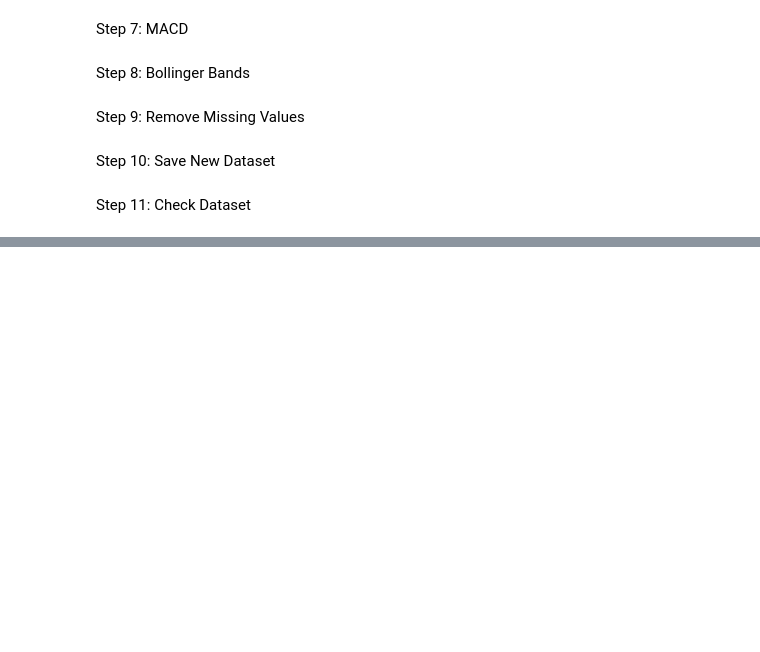
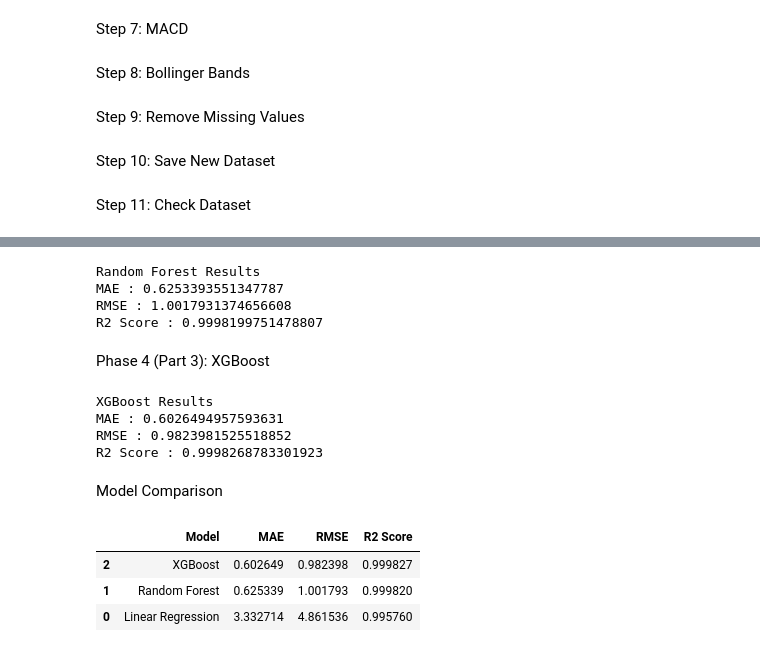
Before and after one commit to harbhajantechai-droid/Stock-Market-Price-Prediction, a Jupyter notebook: notebooks/Stock_Prediction_EDA.ipynb, the cells around one changed output, grey strips where cells are left out. Drawn from its saved outputs; the diff is of its cells as text; code cells hidden in the pictures; blank space fills up the shorter version.

Commit message:
Phase 4: Trained ML models and saved XGBoost model

```diff
--- a/notebooks/Stock_Prediction_EDA.ipynb
+++ b/notebooks/Stock_Prediction_EDA.ipynb
@@ -161,0 +231,2 @@ df.head()
+# %%
+y_pred = lr.predict(X_test)
@@ -161,0 +235,10 @@ df.head()
+# %%
+mae = mean_absolute_error(y_test, y_pred)
+
+rmse = np.sqrt(mean_squared_error(y_test, y_pred))
+
+r2 = r2_score(y_test, y_pred)
+
+print("MAE :", mae)
+print("RMSE :", rmse)
+print("R2 Score :", r2)
@@ -161,0 +251,68 @@ df.head()
+# %%
+rf = RandomForestRegressor(
+    n_estimators=200,
+    random_state=42
+)
+
+rf.fit(X_train, y_train)
+
+rf_pred = rf.predict(X_test)
+
+rf_mae = mean_absolute_error(y_test, rf_pred)
+rf_rmse = np.sqrt(mean_squared_error(y_test, rf_pred))
+rf_r2 = r2_score(y_test, rf_pred)
+
+print("Random Forest Results")
+print("MAE :", rf_mae)
+print("RMSE :", rf_rmse)
+print("R2 Score :", rf_r2)
+# %% [output]
+Random Forest Results
+MAE : 0.6253393551347787
+RMSE : 1.0017931374656608
+R2 Score : 0.9998199751478807
+# %% [markdown]
+Phase 4 (Part 3): XGBoost
+# %%
+xgb = XGBRegressor(
+    n_estimators=200,
+    learning_rate=0.05,
+    max_depth=6,
+    random_state=42
+)
+
+xgb.fit(X_train, y_train)
+
+xgb_pred = xgb.predict(X_test)
+
+xgb_mae = mean_absolute_error(y_test, xgb_pred)
+xgb_rmse = np.sqrt(mean_squared_error(y_test, xgb_pred))
+xgb_r2 = r2_score(y_test, xgb_pred)
+
+print("XGBoost Results")
+print("MAE :", xgb_mae)
+print("RMSE :", xgb_rmse)
+print("R2 Score :", xgb_r2)
+# %% [output]
+XGBoost Results
+MAE : 0.6026494957593631
+RMSE : 0.9823981525518852
+R2 Score : 0.9998268783301923
+# %% [markdown]
+Model Comparison
+# %%
+import pandas as pd
+
+results = pd.DataFrame({
+    "Model": ["Linear Regression", "Random Forest", "XGBoost"],
+    "MAE": [mae, rf_mae, xgb_mae],
+    "RMSE": [rmse, rf_rmse, xgb_rmse],
+    "R2 Score": [r2, rf_r2, xgb_r2]
+})
+
+results.sort_values("R2 Score", ascending=False)
+# %% [output]
+|  | Model | MAE | RMSE | R2 Score |
+| 2 | XGBoost | 0.602649 | 0.982398 | 0.999827 |
+| 1 | Random Forest | 0.625339 | 1.001793 | 0.999820 |
+| 0 | Linear Regression | 3.332714 | 4.861536 | 0.995760 |
```
Also changed, not shown: parts of 20 cells of this notebook.
